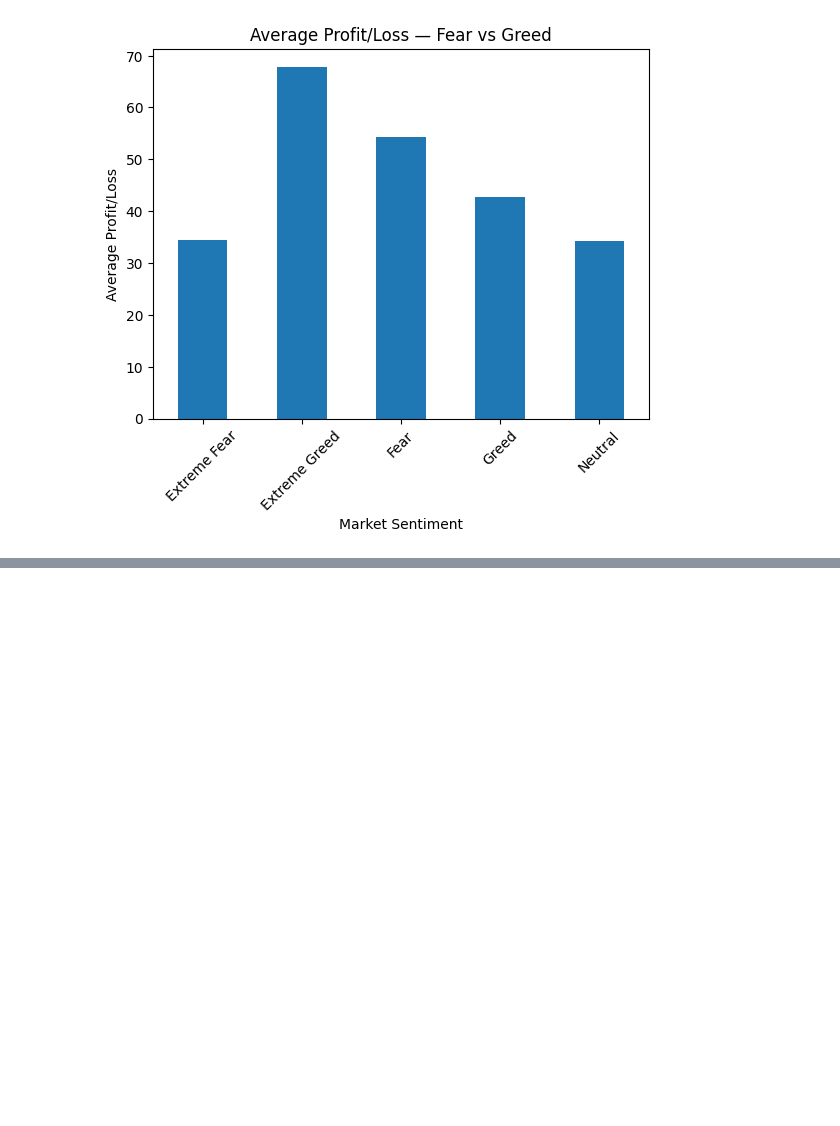
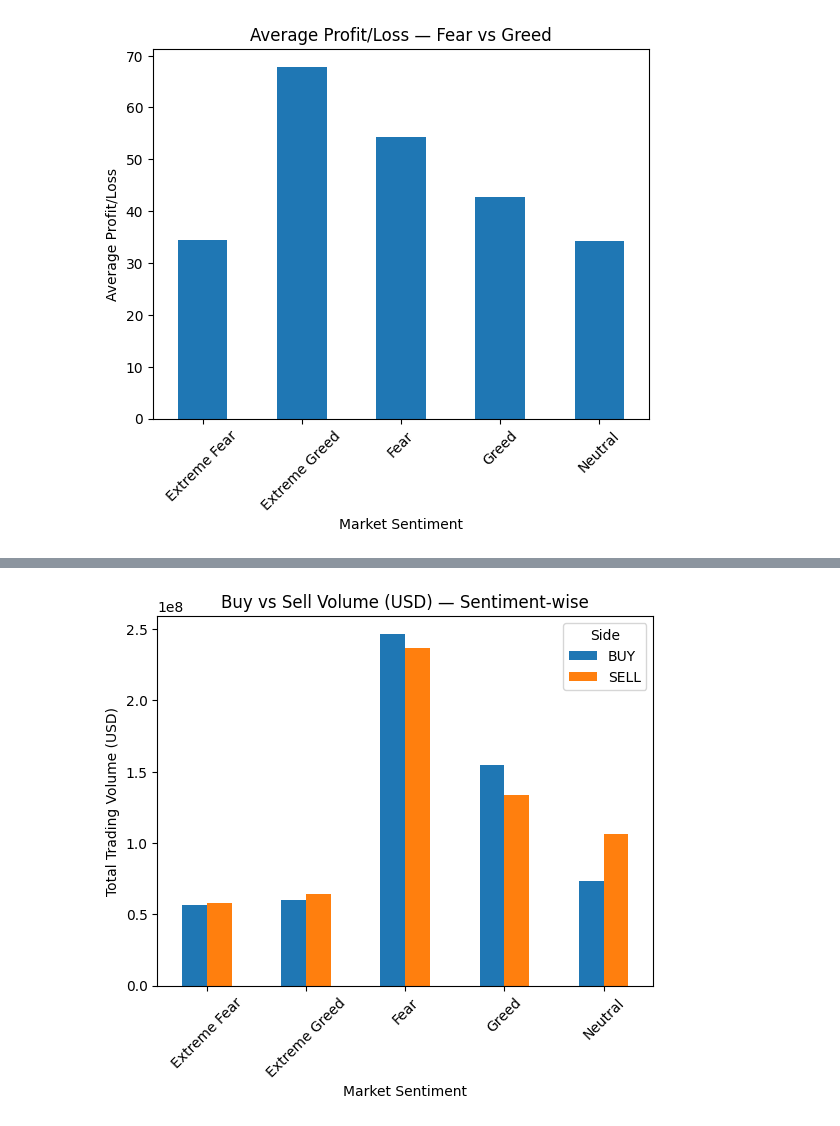
Before and after one commit to mohitsbh/ds_mohit_bhosale, a Jupyter notebook: notebook_1.ipynb, the cells around one changed output, grey strips where cells are left out. Cells and saved outputs as stored; diff of their text form; code cells hidden in the pictures; blank space fills up the shorter version.

```diff
--- a/notebook_1.ipynb
+++ b/notebook_1.ipynb
@@ -255,0 +296,14 @@ plt.show()
+# %%
+buy_sell_data = merged_clean.groupby(['classification', 'Side'])['size_usd'].sum().unstack()
+
+buy_sell_data.plot(kind='bar')
+
+plt.title("Buy vs Sell Volume (USD) — Sentiment-wise")
+plt.xlabel("Market Sentiment")
+plt.ylabel("Total Trading Volume (USD)")
+plt.xticks(rotation=45)
+
+plt.savefig('/content/outputs/buy_sell_by_sentiment.png', dpi=300)
+plt.show()
+# %% [output]
+[figure, added]
```
Also changed, not shown: parts of 6 cells of this notebook.
